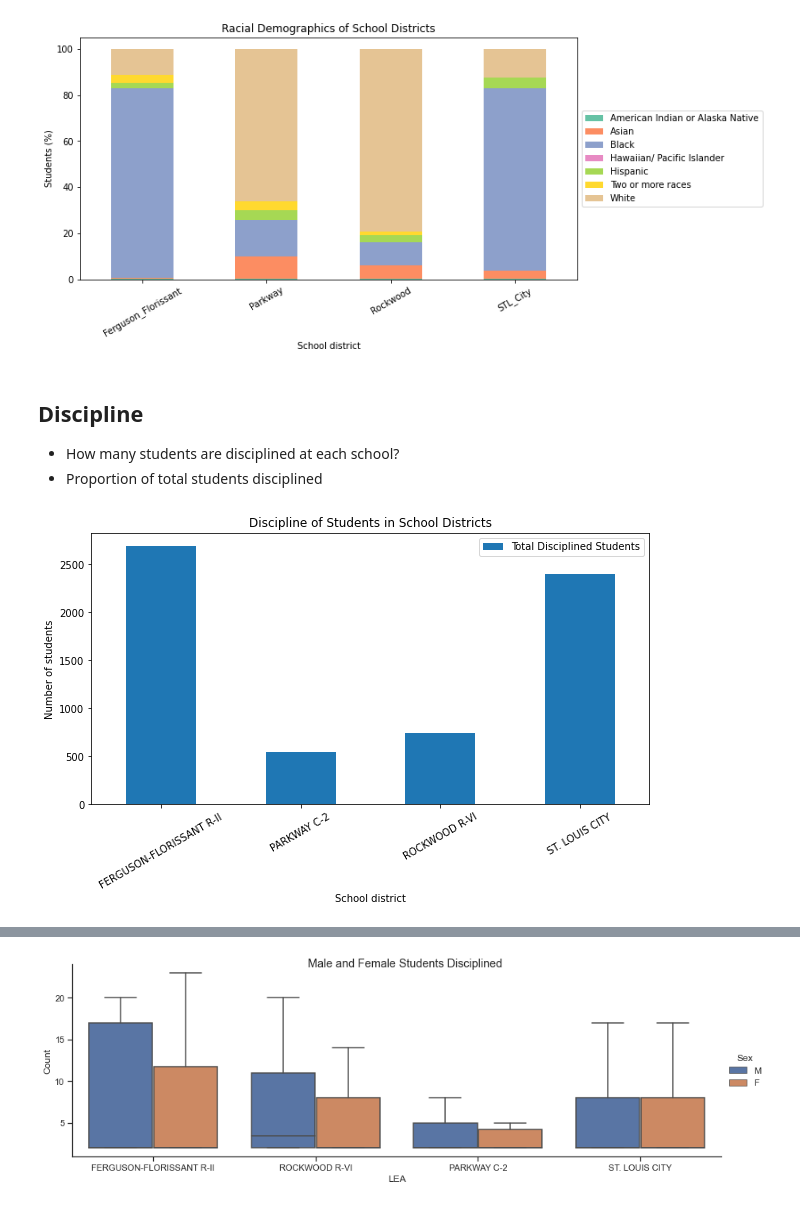
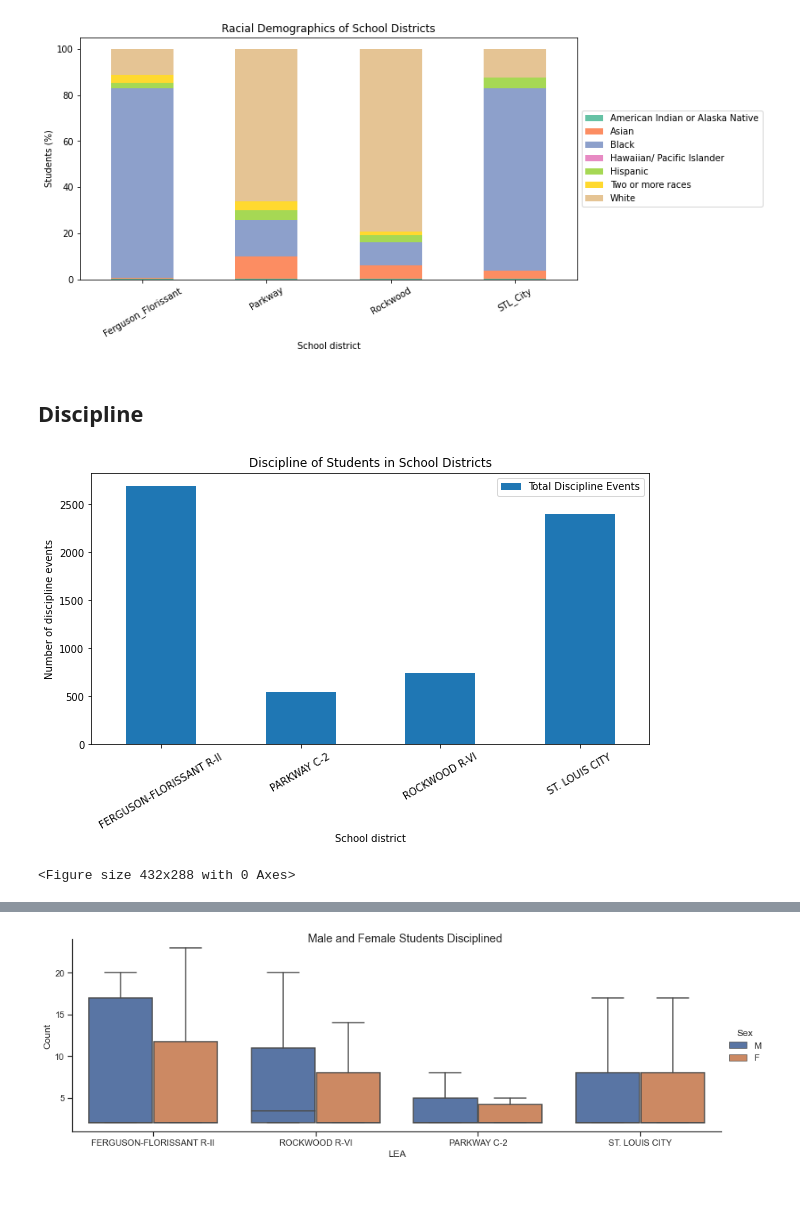
Before and after one commit to cmantooth/GreaterSTL_School_Analysis, a Jupyter notebook: Discipline_Schools/Data_Project.ipynb, the cells around one changed output, grey strips where cells are left out. Saved outputs shown, nothing was run; the diff lists cells and outputs as text; code cells hidden in the pictures.

```diff
--- a/Discipline_Schools/Data_Project.ipynb
+++ b/Discipline_Schools/Data_Project.ipynb
@@ -259,6 +259,6 @@ total_discipline_df = df_hs.drop(total_rows_index)
 total_discipline_df.head(5)
 
 total_discipline_count_df = total_discipline_df.groupby('LEA')['Count'].agg([np.sum])
-discipline_count_df = total_discipline_count_df.rename(columns = {'sum': 'Total Disciplined Students'})
+discipline_count_df = total_discipline_count_df.rename(columns = {'sum': 'Total Discipline Events'})
 discipline_count_df
 # %% [output]
@@ -344,17 +346,17 @@ plt.xticks(rotation=30, horizontalalignment="center")
 plt.show()
 # %% [output]
 [figure]
-# %% [markdown]
-## Discipline
-- How many students are disciplined at each school?
-- Proportion of total students disciplined
+# %% [markdown]
+## Discipline
 # %%
 colors = sns.color_palette()
 discipline_count_df.plot(kind="bar", figsize=(10,5), color =colors)
 plt.title("Discipline of Students in School Districts")
 plt.xlabel("School district")
-plt.ylabel("Number of students")
+plt.ylabel("Number of discipline events")
 plt.xticks(rotation=30, horizontalalignment="center")
 plt.show()
+plt.savefig('Discipline_Students_total.png')
 # %% [output]
-[figure, old version]
+[figure, new version]
+<Figure size 432x288 with 0 Axes>
```
Also changed, not shown: parts of 18 cells of this notebook, 3 other files.
